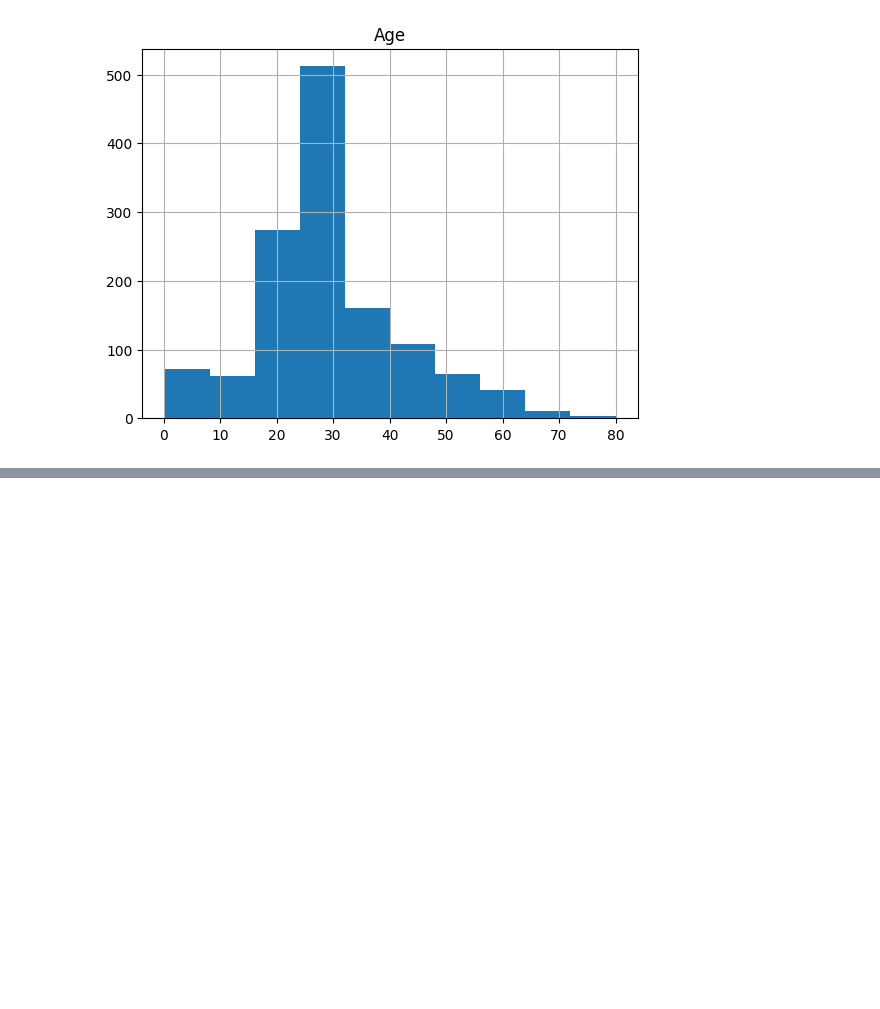
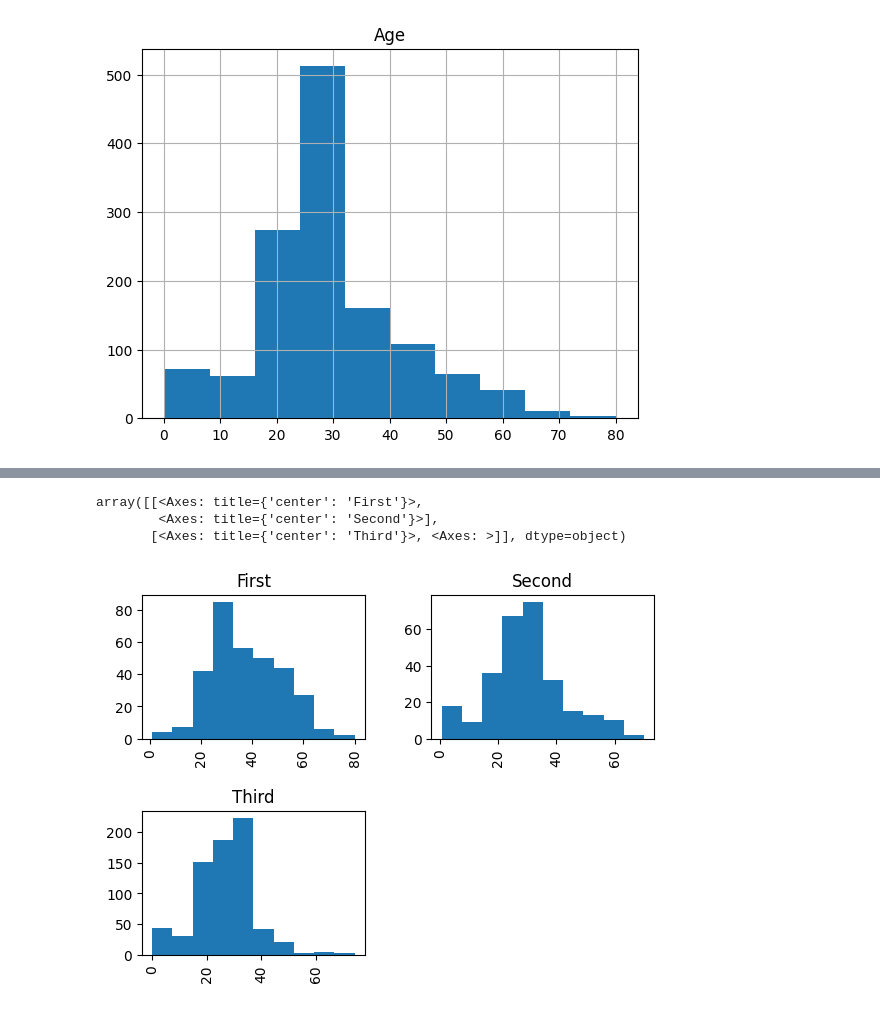
Before and after one commit to Javacream/org.javacream.training.python, a Jupyter notebook: DataAnalysis/titanic/titanic.ipynb, the cells around one changed output, grey strips where cells are left out. Saved outputs shown, nothing was run; the diff lists cells and outputs as text; code cells hidden in the pictures; blank space fills up the shorter version.

```diff
--- a/DataAnalysis/titanic/titanic.ipynb
+++ b/DataAnalysis/titanic/titanic.ipynb
@@ -285,0 +294,7 @@ array([[<Axes: title={'center': 'Age'}>]], dtype=object)
+# %%
+df.hist('Age', bins=10, by='Pclass')
+# %% [output]
+array([[<Axes: title={'center': 'First'}>,
+        <Axes: title={'center': 'Second'}>],
+       [<Axes: title={'center': 'Third'}>, <Axes: >]], dtype=object)
+[figure, added]
```
Also changed, not shown: parts of 2 cells of this notebook, 1 other file.
